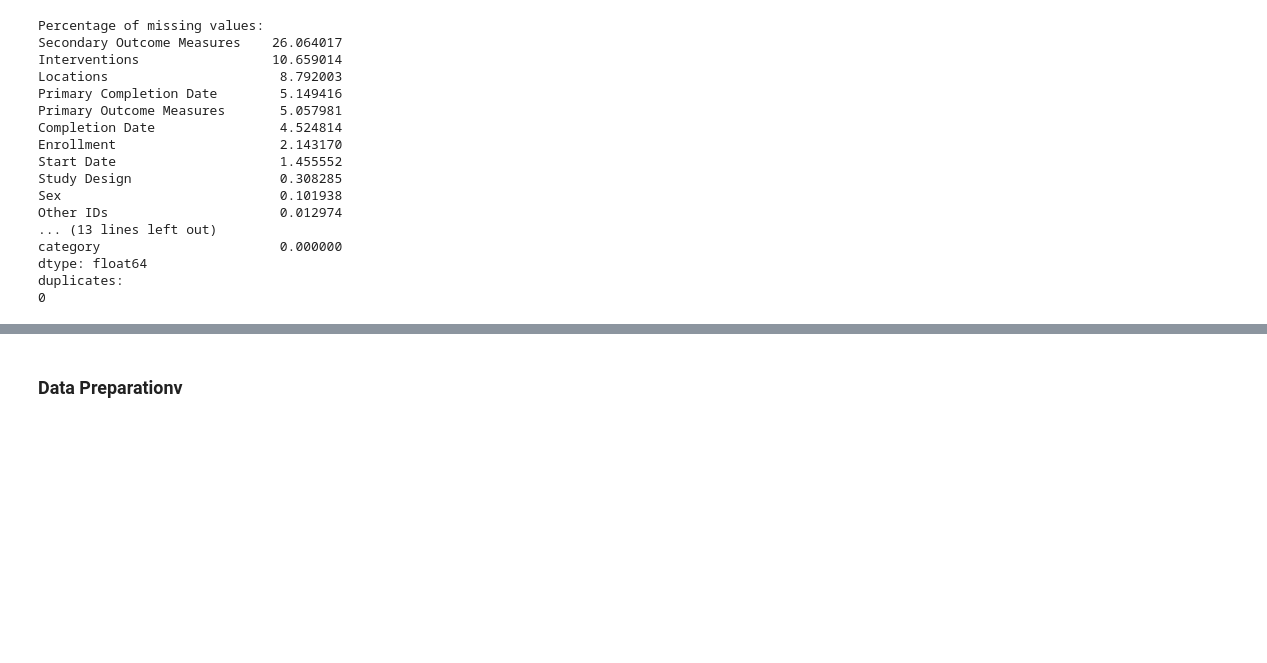
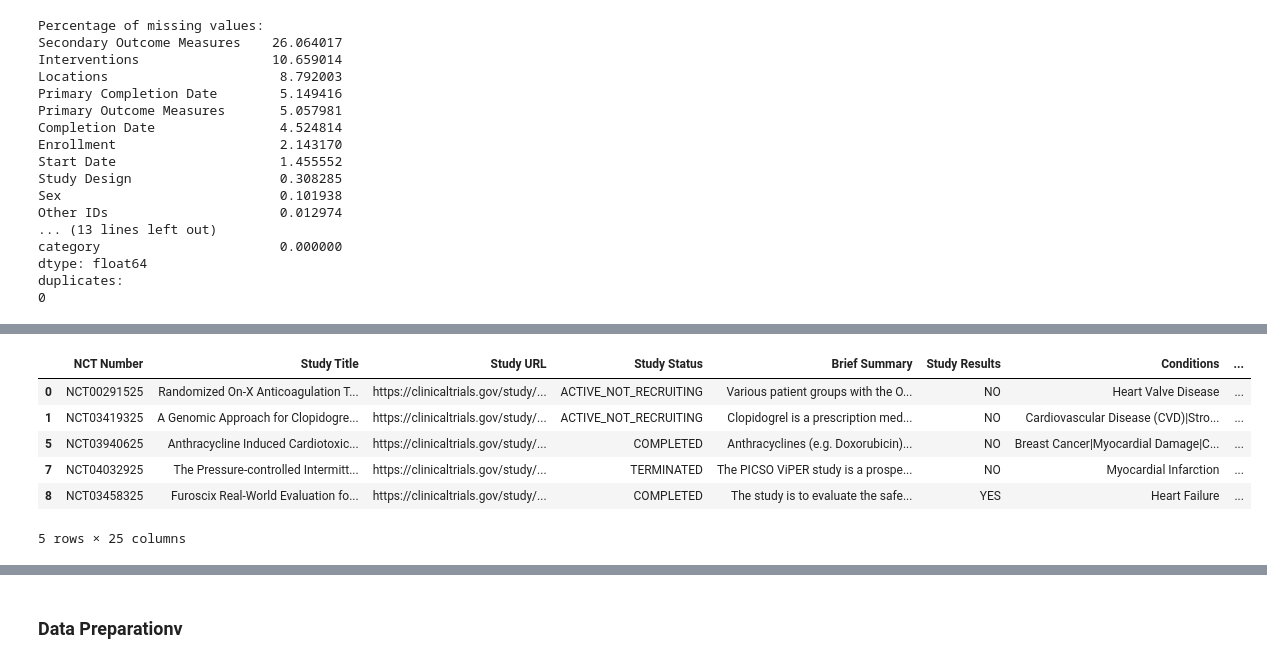
Before and after one commit to danielkimutai/dt, a Jupyter notebook: index.ipynb, the cells around one changed output, grey strips where cells are left out. Cells and saved outputs as stored; diff of their text form; code cells hidden in the pictures; blank space fills up the shorter version.

```diff
--- a/index.ipynb
+++ b/index.ipynb
@@ -241,0 +250,10 @@ df.dropna(axis=0)
+# %%
+df.head()
+# %% [output]
+|  | NCT Number | Study Title | Study URL | Study Status | Brief Summary | Study Results | Conditions | ... |
+| 0 | NCT00291525 | Randomized On-X Anticoagulation T... | https://clinicaltrials.gov/study/... | ACTIVE_NOT_RECRUITING | Various patient groups with the O... | NO | Heart Valve Disease | ... |
+| 1 | NCT03419325 | A Genomic Approach for Clopidogre... | https://clinicaltrials.gov/study/... | ACTIVE_NOT_RECRUITING | Clopidogrel is a prescription med... | NO | Cardiovascular Disease (CVD)|Stro... | ... |
+| 5 | NCT03940625 | Anthracycline Induced Cardiotoxic... | https://clinicaltrials.gov/study/... | COMPLETED | Anthracyclines (e.g. Doxorubicin)... | NO | Breast Cancer|Myocardial Damage|C... | ... |
+| 7 | NCT04032925 | The Pressure-controlled Intermitt... | https://clinicaltrials.gov/study/... | TERMINATED | The PICSO ViPER study is a prospe... | NO | Myocardial Infarction | ... |
+| 8 | NCT03458325 | Furoscix Real-World Evaluation fo... | https://clinicaltrials.gov/study/... | COMPLETED | The study is to evaluate the safe... | YES | Heart Failure | ... |
+5 rows × 25 columns
```
Also changed, not shown: parts of 10 cells of this notebook.
